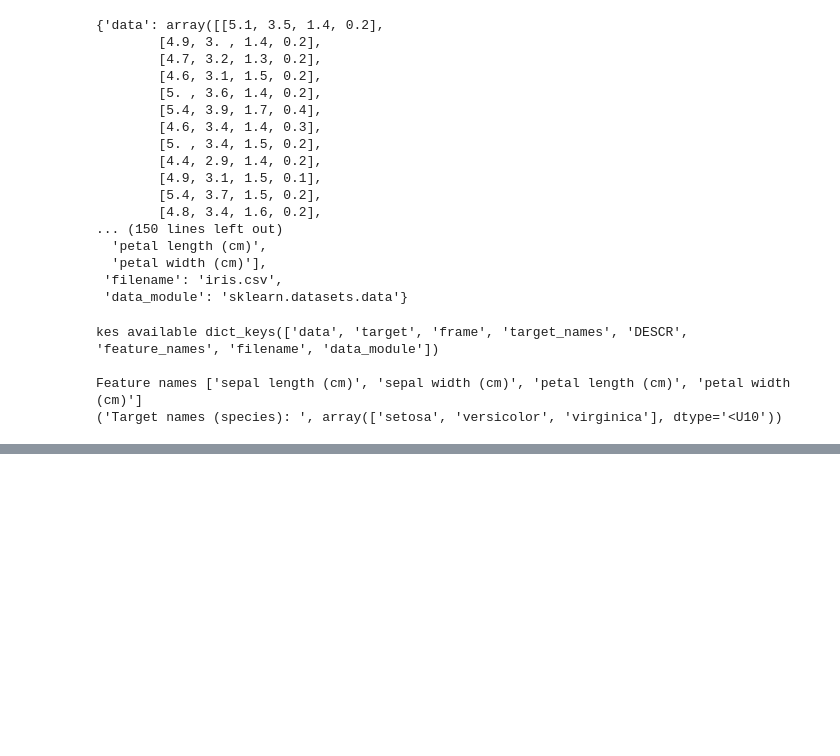
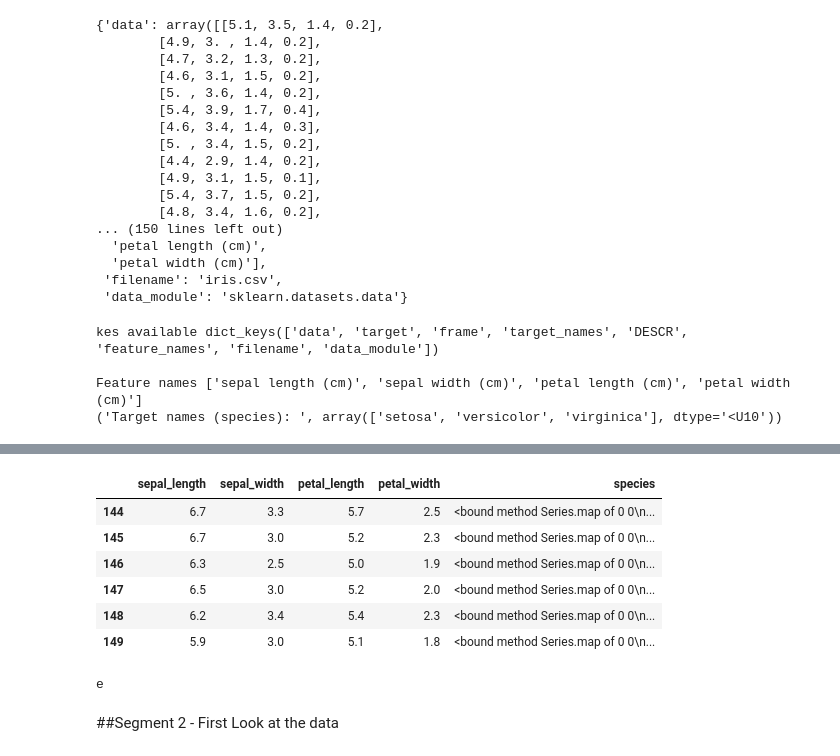
Before and after one commit to shivamkumar359/3rd-SEM-CLASS-CODES, a Jupyter notebook: ML/W2/ML_WEEK_2_PRACTICAL_sESSION_BY_MITHUN_DJ_.ipynb, the cells around one changed output, grey strips where cells are left out. Saved outputs shown, nothing was run; the diff lists cells and outputs as text; code cells hidden in the pictures; blank space fills up the shorter version.

```diff
--- a/ML/W2/ML_WEEK_2_PRACTICAL_sESSION_BY_MITHUN_DJ_.ipynb
+++ b/ML/W2/ML_WEEK_2_PRACTICAL_sESSION_BY_MITHUN_DJ_.ipynb
@@ -52,0 +59,4 @@ Feature names ['sepal length (cm)', 'sepal width (cm)', 'petal length (cm)', 'pe
+# %%
+# Convert to a pandas Dataframe for easier exploration
+df = pd.DataFrame(iris.data, columns=iris.feature_names)
+df.head()
@@ -52,0 +70,23 @@ Feature names ['sepal length (cm)', 'sepal width (cm)', 'petal length (cm)', 'pe
+# %%
+# add tghe target (species ) as a column - maped from numbers to actual names
+df['species']= iris.target
+df['species'] =df['species'].map
+# %%
+df.columns = ['sepal_length','sepal_width','petal_length','petal_width','species']
+# %%
+df.head(6)
+df.tail(6)
+# %% [output]
+|  | sepal_length | sepal_width | petal_length | petal_width | species |
+| 144 | 6.7 | 3.3 | 5.7 | 2.5 | <bound method Series.map of 0 0\n... |
+| 145 | 6.7 | 3.0 | 5.2 | 2.3 | <bound method Series.map of 0 0\n... |
+| 146 | 6.3 | 2.5 | 5.0 | 1.9 | <bound method Series.map of 0 0\n... |
+| 147 | 6.5 | 3.0 | 5.2 | 2.0 | <bound method Series.map of 0 0\n... |
+| 148 | 6.2 | 3.4 | 5.4 | 2.3 | <bound method Series.map of 0 0\n... |
+| 149 | 5.9 | 3.0 | 5.1 | 1.8 | <bound method Series.map of 0 0\n... |
+# %%
+print(iris.DESCR[1000])
+# %% [output]
+e
+# %% [markdown]
+##Segment 2 - First Look at the data
```
Also changed, not shown: parts of 4 cells of this notebook.
